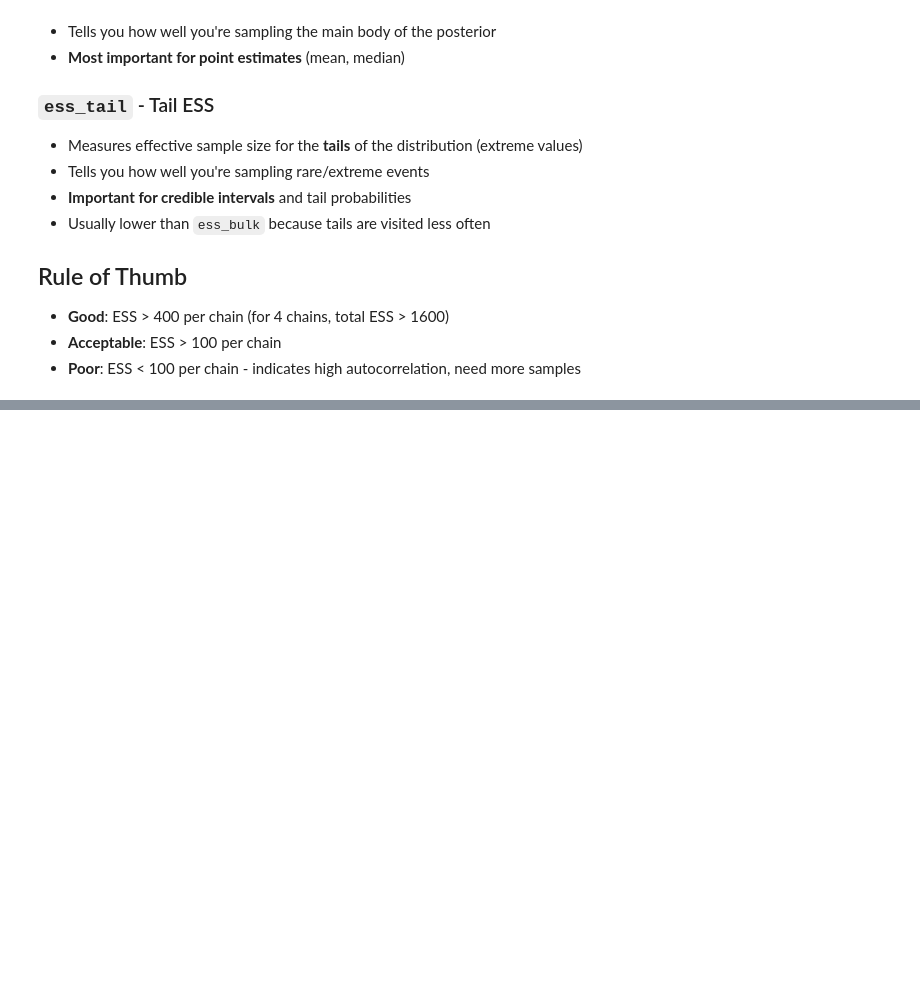
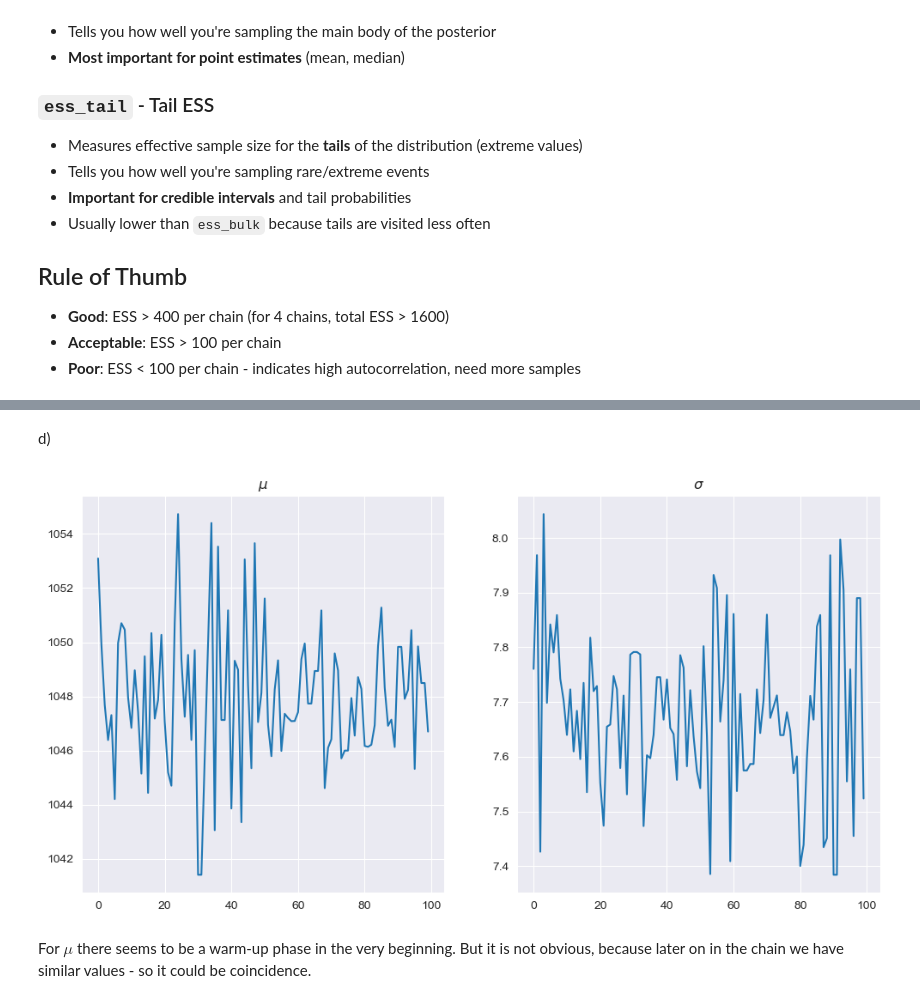
Before and after one commit to marbetschar/ZHAW-Bayesian-Machine-Learning-HS25, a Jupyter notebook: notebooks/week03/BML_Exercises_Week_03.ipynb, the cells around one changed output, grey strips where cells are left out. Cells and saved outputs as stored; diff of their text form; code cells hidden in the pictures; blank space fills up the shorter version.

```diff
--- a/notebooks/week03/BML_Exercises_Week_03.ipynb
+++ b/notebooks/week03/BML_Exercises_Week_03.ipynb
@@ -515,0 +617,21 @@ az.summary(trunc_normal_binominal_trace)
+# %% [markdown]
+d)
+# %%
+mus = samples.posterior['mu'][0:1, 0:100]
+sigmas = samples.posterior['sigma'][0:1, 0:100]
+
+fig = plt.figure(figsize = (12, 6))
+
+ax = fig.add_subplot(1, 2, 1)
+ax.set_title("$\mu$")
+for mu in mus:
+    ax.plot(mu)
+
+ax = fig.add_subplot(1, 2, 2)
+ax.set_title("$\sigma$")
+for sigma in sigmas:
+    ax.plot(sigma)
+# %% [output]
+[figure, added]
+# %% [markdown]
+For $\mu$ there seems to be a warm-up phase in the very beginning. But it is not obvious, because later on in the chain we have similar values - so it could be coincidence.
```
Also changed, not shown: parts of 28 cells of this notebook.
